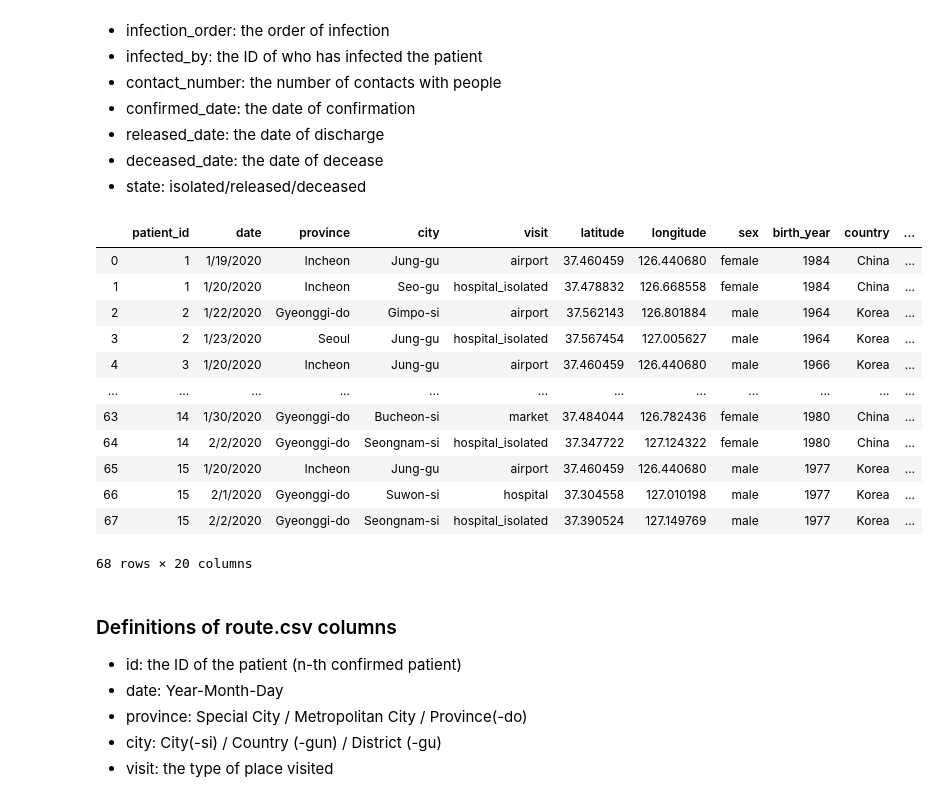
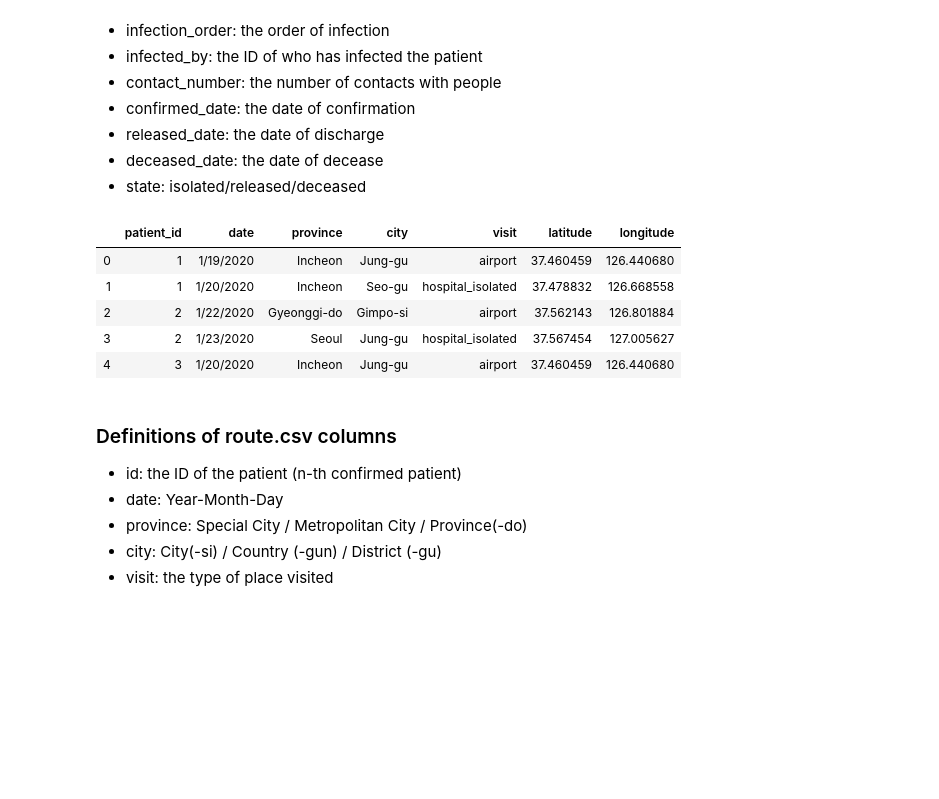
Before and after one commit to jpicca/ETL-project, a Jupyter notebook: ETL_Project_Notebook_EZJ.ipynb, the cells around one changed output. Saved outputs shown, nothing was run; the diff lists cells and outputs as text; code cells hidden in the pictures; blank space fills up the shorter version.

```diff
--- a/ETL_Project_Notebook_EZJ.ipynb
+++ b/ETL_Project_Notebook_EZJ.ipynb
@@ -81,21 +86,14 @@ patient_df.head()
 - state: isolated/released/deceased
 # %%
 # Visualize each dataframe --- route.csv ---> Route data of COVID-19 patients in South Korea (where they had visited)
-route_df
+route_df.head()
 # %% [output]
-|  | patient_id | date | province | city | visit | latitude | longitude | sex | birth_year | country | ... |
-| 0 | 1 | 1/19/2020 | Incheon | Jung-gu | airport | 37.460459 | 126.440680 | female | 1984 | China | ... |
-| 1 | 1 | 1/20/2020 | Incheon | Seo-gu | hospital_isolated | 37.478832 | 126.668558 | female | 1984 | China | ... |
-| 2 | 2 | 1/22/2020 | Gyeonggi-do | Gimpo-si | airport | 37.562143 | 126.801884 | male | 1964 | Korea | ... |
-| 3 | 2 | 1/23/2020 | Seoul | Jung-gu | hospital_isolated | 37.567454 | 127.005627 | male | 1964 | Korea | ... |
-| 4 | 3 | 1/20/2020 | Incheon | Jung-gu | airport | 37.460459 | 126.440680 | male | 1966 | Korea | ... |
-| ... | ... | ... | ... | ... | ... | ... | ... | ... | ... | ... | ... |
-| 63 | 14 | 1/30/2020 | Gyeonggi-do | Bucheon-si | market | 37.484044 | 126.782436 | female | 1980 | China | ... |
-| 64 | 14 | 2/2/2020 | Gyeonggi-do | Seongnam-si | hospital_isolated | 37.347722 | 127.124322 | female | 1980 | China | ... |
-| 65 | 15 | 1/20/2020 | Incheon | Jung-gu | airport | 37.460459 | 126.440680 | male | 1977 | Korea | ... |
-| 66 | 15 | 2/1/2020 | Gyeonggi-do | Suwon-si | hospital | 37.304558 | 127.010198 | male | 1977 | Korea | ... |
-| 67 | 15 | 2/2/2020 | Gyeonggi-do | Seongnam-si | hospital_isolated | 37.390524 | 127.149769 | male | 1977 | Korea | ... |
+|  | patient_id | date | province | city | visit | latitude | longitude |
+| 0 | 1 | 1/19/2020 | Incheon | Jung-gu | airport | 37.460459 | 126.440680 |
+| 1 | 1 | 1/20/2020 | Incheon | Seo-gu | hospital_isolated | 37.478832 | 126.668558 |
+| 2 | 2 | 1/22/2020 | Gyeonggi-do | Gimpo-si | airport | 37.562143 | 126.801884 |
+| 3 | 2 | 1/23/2020 | Seoul | Jung-gu | hospital_isolated | 37.567454 | 127.005627 |
+| 4 | 3 | 1/20/2020 | Incheon | Jung-gu | airport | 37.460459 | 126.440680 |
-68 rows × 20 columns
 # %% [markdown]
 ### Definitions of route.csv columns
 - id: the ID of the patient (n-th confirmed patient)
```
Also changed, not shown: parts of 40 cells of this notebook.
